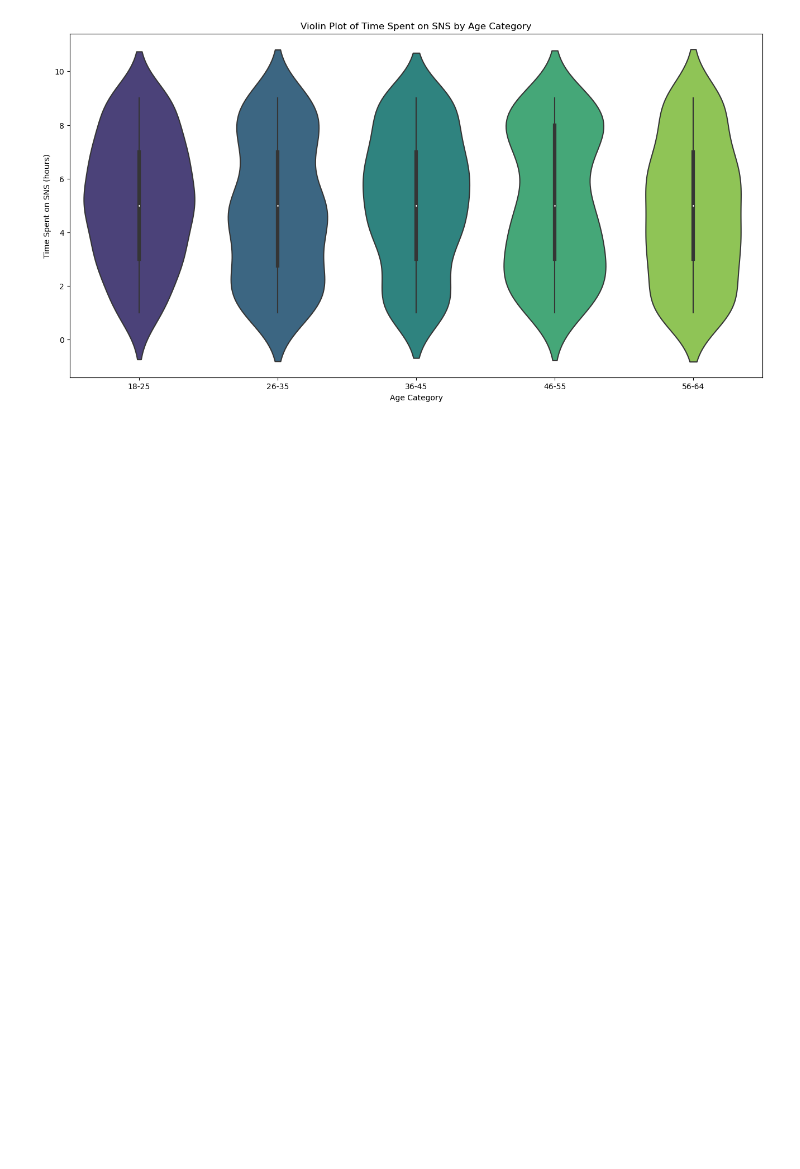
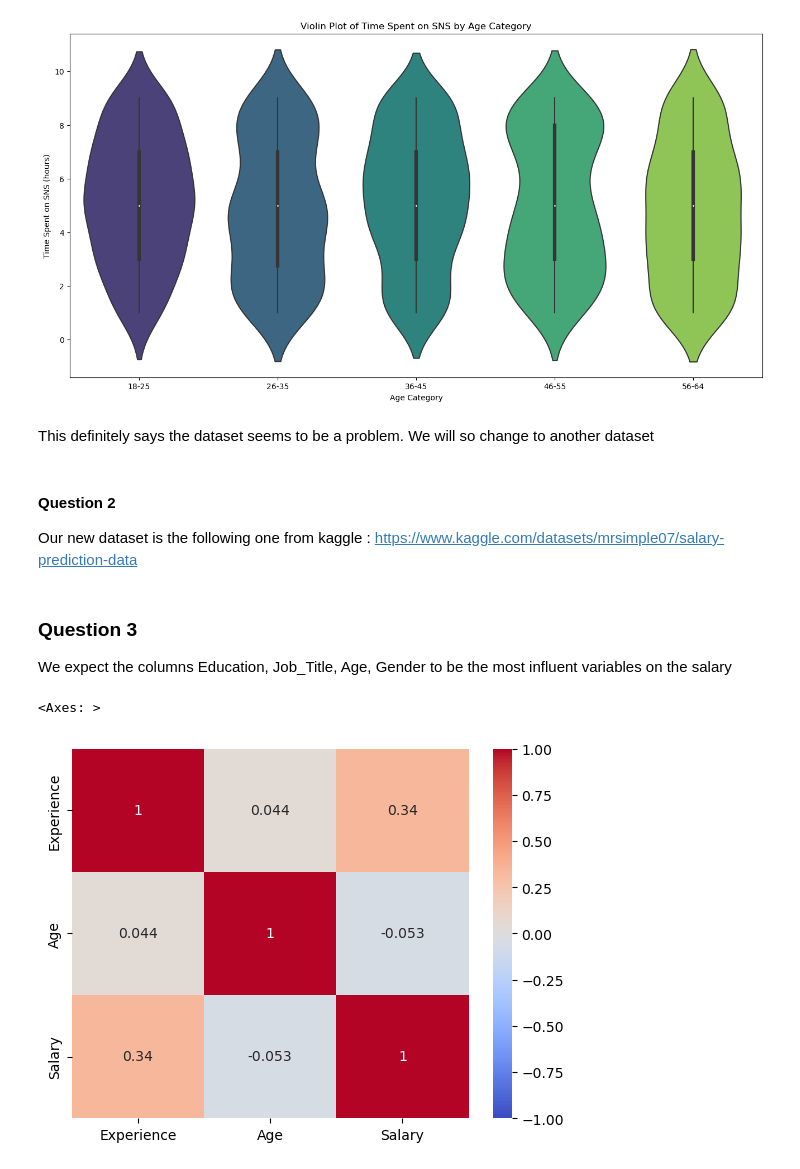
Before and after one commit to Nonouille/ExplainabilityAI, a Jupyter notebook: TD4.ipynb, the cells around one changed output. Cells and saved outputs as stored; diff of their text form; code cells hidden in the pictures; blank space fills up the shorter version.

```diff
--- a/TD4.ipynb
+++ b/TD4.ipynb
@@ -160,3 +160,21 @@ plt.title('Violin Plot of Time Spent on SNS by Age Category')
 plt.show()
 # %% [output]
 [figure]
+# %% [markdown]
+This definitely says the dataset seems to be a problem. We will so change to another dataset
+# %% [markdown]
+#### Question 2
+
+Our new dataset is the following one from kaggle : https://www.kaggle.com/datasets/mrsimple07/salary-prediction-data
+# %% [markdown]
+### Question 3
+We expect the columns Education, Job_Title, Age, Gender to be the most influent variables on the salary
+# %%
+df = pd.read_csv('salary_prediction_data.csv')
+# %%
+numericalValues = df[["Experience", "Age", "Salary"]]
+correlation = numericalValues.corr()
+sns.heatmap(correlation,annot=True,cmap=color,vmin=-1,vmax=1)
+# %% [output]
+<Axes: >
+[figure, added]
```
Also changed, not shown: parts of 1 cell of this notebook.
